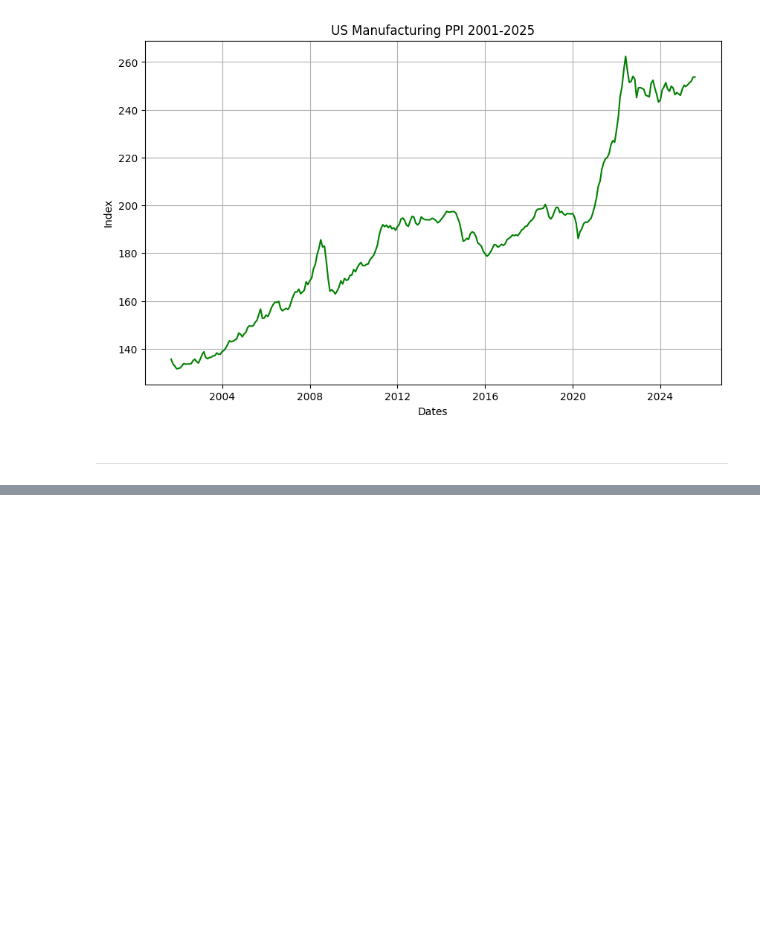
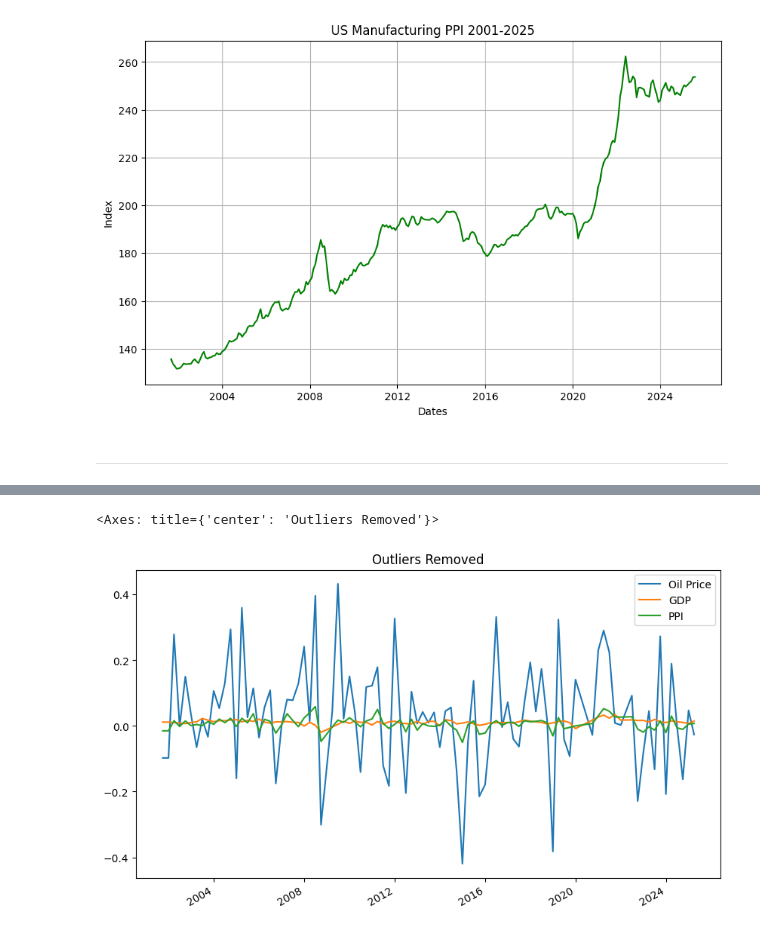
Before and after one commit to adevrent/WQU_DL, a Jupyter notebook: WQU_RM/GWP1/GWP1.ipynb, the cells around one changed output, grey strips where cells are left out. Drawn from its saved outputs; the diff is of its cells as text; code cells hidden in the pictures; blank space fills up the shorter version.

```diff
--- a/WQU_RM/GWP1/GWP1.ipynb
+++ b/WQU_RM/GWP1/GWP1.ipynb
@@ -207,0 +352,8 @@ ______________________
+# %%
+z_scores_mask = (df_z_scores.abs() <= 3).all(axis=1)
+df_removed_outliers = df_returns_Q.loc[z_scores_mask, :]
+df_removed_outliers
+df_removed_outliers.plot(title="Outliers Removed", figsize=(10, 6))
+# %% [output]
+<Axes: title={'center': 'Outliers Removed'}>
+[figure, added]
```
Also changed, not shown: parts of 22 cells of this notebook.
